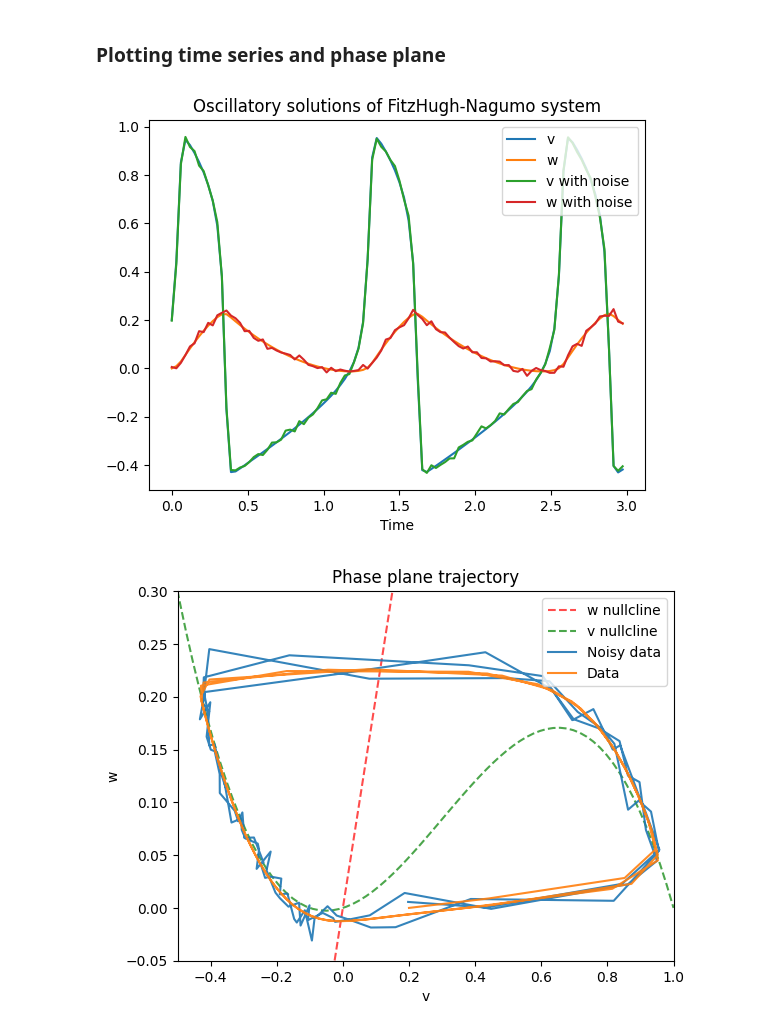
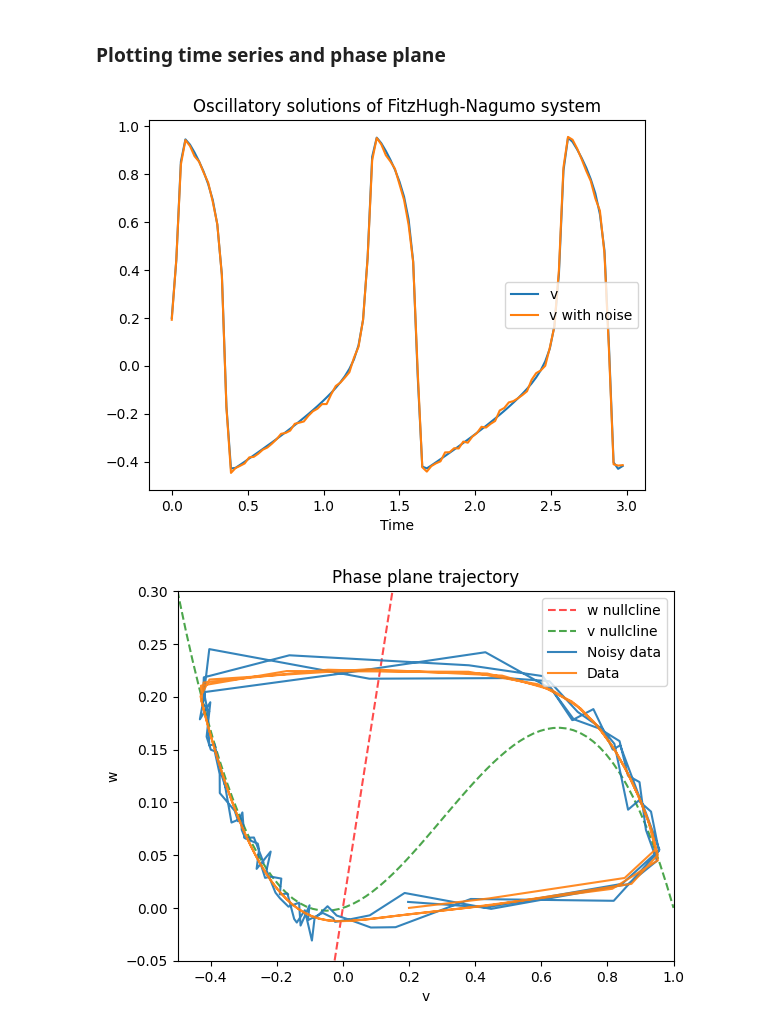
Before and after one commit to mghosh00/CardiacModels, a Jupyter notebook: cardiac_models/examples/fitzhugh_nagumo/fitzhugh_nagumo.ipynb, the cells around one changed output. Cells and saved outputs as stored; diff of their text form; code cells hidden in the pictures.

```diff
--- a/cardiac_models/examples/fitzhugh_nagumo/fitzhugh_nagumo.ipynb
+++ b/cardiac_models/examples/fitzhugh_nagumo/fitzhugh_nagumo.ipynb
@@ -37,10 +37,12 @@ reduce the dimensions of the parameter space.
 # %%
 class FitzHughNagumoModel(pints.ForwardModel):
 
-    def __init__(self, fixed_params=None):
+    def __init__(self, fixed_params=None, num_outputs=2):
         """Initialises the forward model with certain fixed parameters passed to the method
         as key-value pairs.
         """
+        assert num_outputs in [1, 2]
+        self._num_outputs = num_outputs
         super(FitzHughNagumoModel, self).__init__()
         self._param_names = ["epsilon", "A", "alpha", "gamma", "v0", "w0"]
         self._fixed_params = {}
@@ -55,9 +57,9 @@ class FitzHughNagumoModel(pints.ForwardModel):
         return self._param_names
 
     def n_outputs(self):
-        """Returns number of model outputs, i.e. v and w.
+        """Returns number of model outputs, i.e. v and w for 2 and just v for 1
         """
-        return 2
+        return self._num_outputs
 
     def n_parameters(self):
         """Returns number of parameters to be inferred, i.e. all non-fixed parameters.
@@ -78,7 +80,9 @@ class FitzHughNagumoModel(pints.ForwardModel):
         y0 = [v0, w0]
         sol = si.solve_ivp(fun=self._rhs, t_span=t_span, y0=y0,
                            t_eval=times, args=(epsilon, A, alpha, gamma))
-        return sol.y.transpose()
+
+        # If we have 1 output, then we just want to return v. Otherwise, return both v and w
+        return sol.y.transpose()[:, :self._num_outputs]
 
     def _get_all_params(self, parameters):
         """We need a list of 6 parameters, so we check to see which parameters are fixed, and which are not.
@@ -134,7 +138,7 @@ We will use $\alpha_{osc}$ if we are trying to infer oscillations, otherwise we
 # %%
 fixed_params = None
 # %%
-model = FitzHughNagumoModel(fixed_params=fixed_params)
+model = FitzHughNagumoModel(fixed_params=fixed_params, num_outputs=1)
 param_names = model.get_param_names()
 parameters = np.array([0.01, 1.0, -0.1, 0.5, 0.2, 0.0])
 times = np.arange(0, 3, 0.03)
@@ -152,18 +156,18 @@ noisy_data = data + pints.noise.independent(sigma, data.shape)
 # %%
 import matplotlib.pyplot as plt
 # %%
-v, w = data[:, 0], data[:, 1]
-noisy_v, noisy_w = noisy_data[:, 0], noisy_data[:, 1]
+v = data
+noisy_v = noisy_data
 plt.plot(times, v, label="v")
-plt.plot(times, w, label="w")
+# plt.plot(times, w, label="w")
 plt.plot(times, noisy_v, label="v with noise")
-plt.plot(times, noisy_w, label="w with noise")
+# plt.plot(times, noisy_w, label="w with noise")
 plt.xlabel("Time")
 plt.legend()
 plt.title("Oscillatory solutions of FitzHugh-Nagumo system")
-plt.savefig("simulation_outputs/time_series_osc.png")
+plt.savefig("simulation_outputs/time_series_osc_v.png")
 # %% [output]
-[figure, old version]
+[figure, new version]
 # %%
 model.plot_nullclines(parameters, xlim=[-0.5, 1.0], ylim=[-0.05, 0.3])
 plt.plot(noisy_v, noisy_w, label="Noisy data", alpha=0.9)
```
Also changed, not shown: parts of 8 cells of this notebook.
